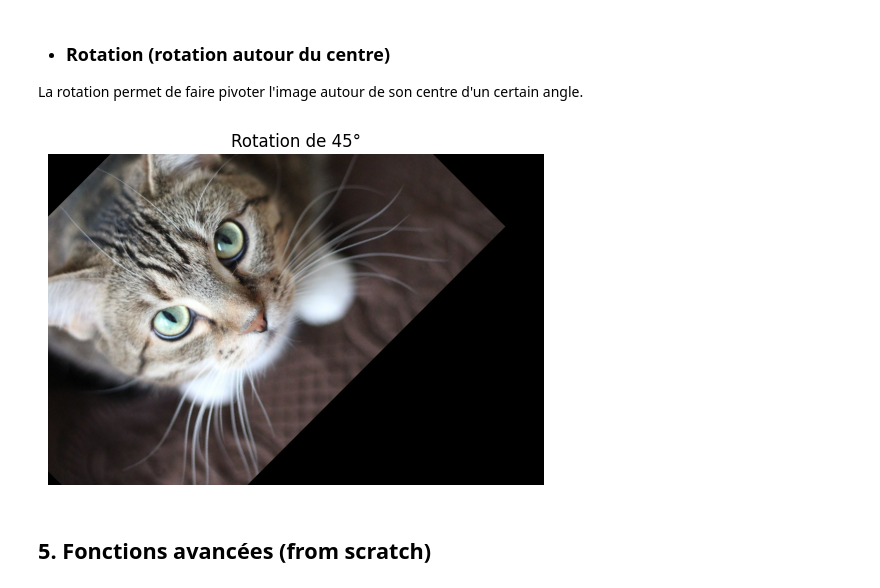
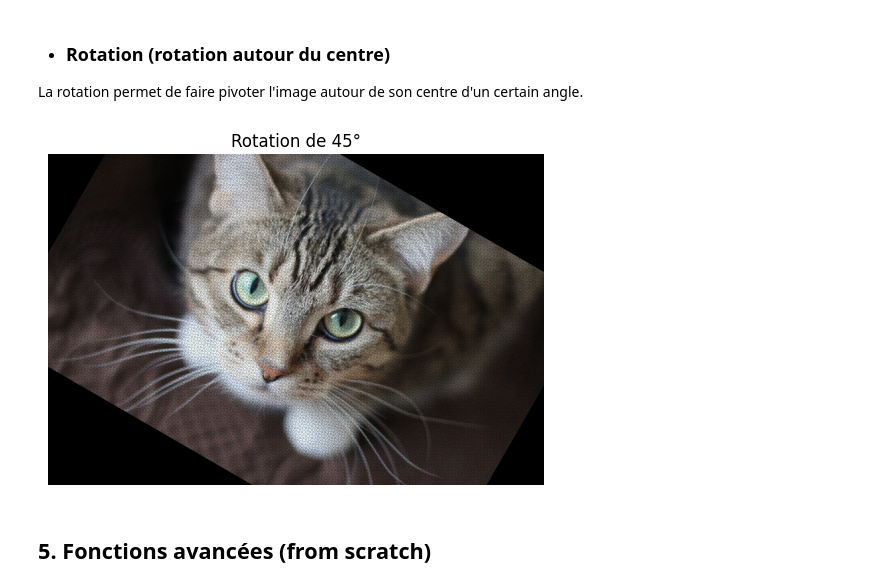
Before and after one commit to larbi-asmaoui/image-transformations-from-scratch, a Jupyter notebook: Transformations_From_Scratch.ipynb, the cells around one changed output. Cells and saved outputs as stored; diff of their text form; code cells hidden in the pictures.

```diff
--- a/Transformations_From_Scratch.ipynb
+++ b/Transformations_From_Scratch.ipynb
@@ -168,40 +168,51 @@ plt.show()
 # %% [markdown]
 * ### Rotation (rotation autour du centre)
 La rotation permet de faire pivoter l'image autour de son centre d'un certain angle.
-# %%
-import math
-def rotate_image(img, angle):
-    rads = np.deg2rad(angle)
-
-    rot_img = np.uint8(np.zeros(img.shape))
-
-    height = rot_img.shape[0]
-    width  = rot_img.shape[1]
-
-    mid_x,mid_y = (width//2, height//2)
-
-    for i in range(rot_img.shape[0]):
-        for j in range(rot_img.shape[1]):
-            x= (i-mid_x)*math.cos(rads)+(j-mid_y)*math.sin(rads)
-            y= -(i-mid_x)*math.sin(rads)+(j-mid_y)*math.cos(rads)
-
-            x=round(x)+mid_x
-            y=round(y)+mid_y
-
-            if (x>=0 and y>=0 and x<img.shape[0] and  y<img.shape[1]):
-                rot_img[i,j,:] = img[x,y,:]
-
-    return rot_img
-
-# Tester avec une rotation
-rotated_image = rotate_image(image_1, 45)
-
-plt.imshow(rotated_image)
-plt.title("Rotation de 45°")
-plt.axis('off')
-plt.show()
-# %% [output]
-[figure, removed]
+# %%
+
+def rotate_image(image, angle_degrees):
+
+    # Convert angle to radians
+    angle_radians = np.deg2rad(angle_degrees)
+
+    height = len(image)
+    width = len(image[0]) if height > 0 else 0
+
+    # Calculate center of the image
+    center_x = width // 2
+    center_y = height // 2
+
+    rotated_image = np.zeros_like(image)
+
+    cos_theta = np.cos(angle_radians)
+    sin_theta = np.sin(angle_radians)
+
+    for y in range(height):
+        for x in range(width):
+            translated_x = x - center_x
+            translated_y = y - center_y
+
+            rotated_x = int(cos_theta * translated_x - sin_theta * translated_y)
+            rotated_y = int(sin_theta * translated_x + cos_theta * translated_y)
+
+            new_x = rotated_x + center_x
+            new_y = rotated_y + center_y
+
+            # Ensure the new coordinates are within the image bounds
+            if 0 <= new_x < width and 0 <= new_y < height:
+                rotated_image[new_y][new_x] = image[y][x]
+
+    return rotated_image
+
+# Tester avec une rotation
+rotated_image = rotate_image(image_1, 30)
+
+plt.imshow(rotated_image)
+plt.title("Rotation de 45°")
+plt.axis('off')
+plt.show()
+# %% [output]
+[figure, added]
 # %% [markdown]
 ## 5. Fonctions avancées (from scratch)
 # %% [markdown]
```
Also changed, not shown: parts of 4 cells of this notebook.
